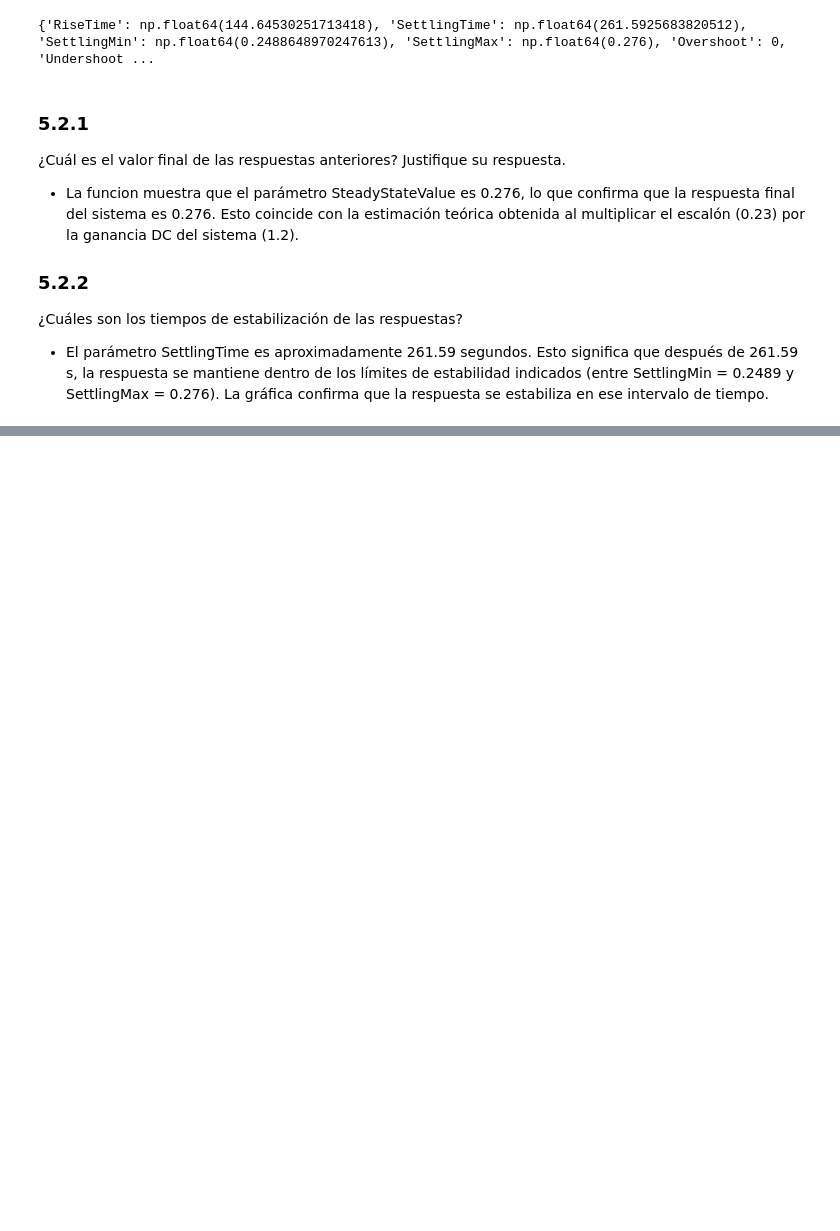
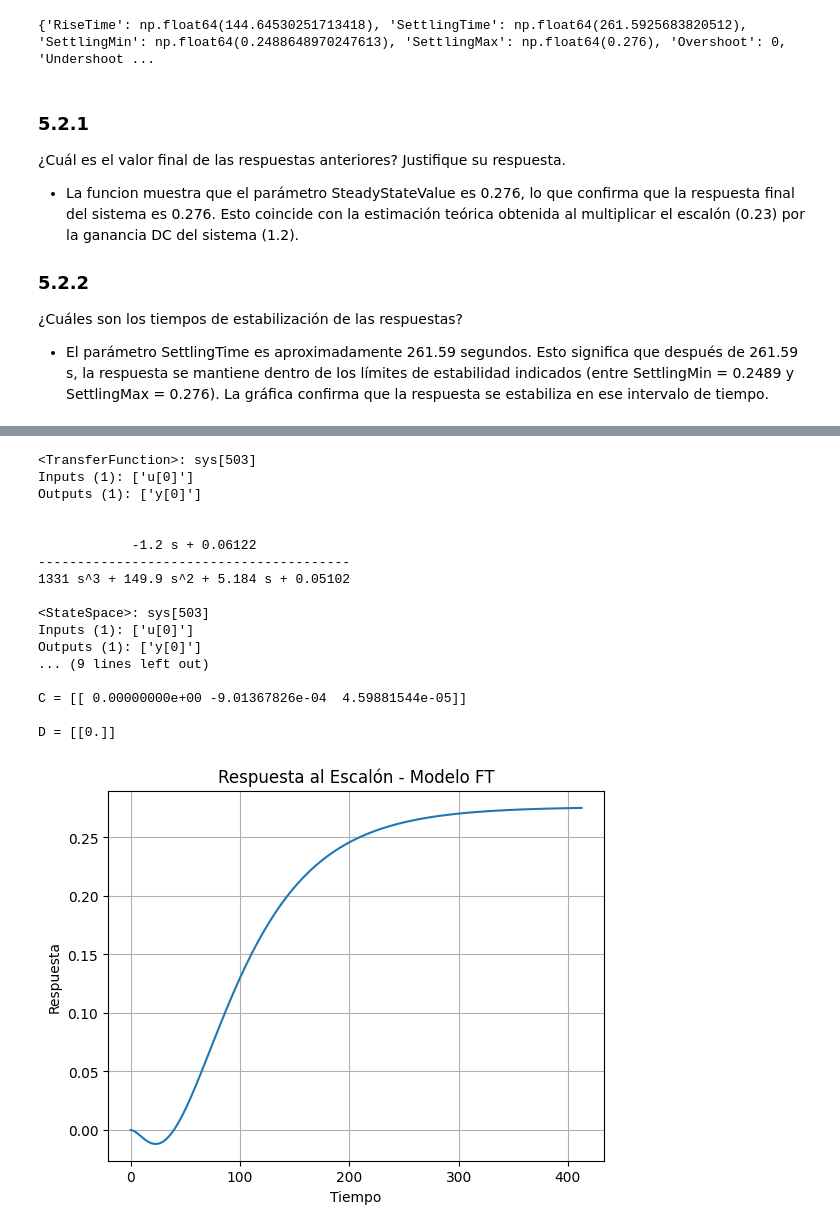
Before and after one commit to jbcgames/Lab_2_control, a Jupyter notebook: final.ipynb, the cells around one changed output, grey strips where cells are left out. Cells and saved outputs as stored; diff of their text form; code cells hidden in the pictures; blank space fills up the shorter version.

```diff
--- a/final.ipynb
+++ b/final.ipynb
@@ -283,0 +308,45 @@ print(step_info(Gptf*0.23))
+# %%
+# Add time delay using Pade approximation
+num_delay, den_delay = matCont.pade(39.2, 1)  # First-order Pade approximation for 39.2 seconds delay
+delay_tf = tf(num_delay, den_delay)
+
+# Apply the delay to both transfer function and state-space models
+Gptfm = Gptf * delay_tf
+Mpssm = ss(Gptfm)
+
+print(Gptfm)
+print(Mpssm)
+
+t1, y1 = step_response(0.23*Gptfm)
+plt.figure()
+plt.plot(t1, y1)
+plt.title("Respuesta al Escalón - Modelo FT")
+plt.xlabel("Tiempo")
+plt.ylabel("Respuesta")
+plt.grid(True)
+t2, y2 = step_response(0.23 * Mpssm)
+plt.figure()
+plt.plot(t2, y2)
+plt.title("Respuesta al Escalón - Modelo EE")
+plt.xlabel("Tiempo")
+plt.ylabel("Respuesta")
+plt.grid(True)
+# %% [output]
+<TransferFunction>: sys[503]
+Inputs (1): ['u[0]']
+Outputs (1): ['y[0]']
+
+
+            -1.2 s + 0.06122
+----------------------------------------
+1331 s^3 + 149.9 s^2 + 5.184 s + 0.05102
+
+<StateSpace>: sys[503]
+Inputs (1): ['u[0]']
+Outputs (1): ['y[0]']
+... (9 lines left out)
+
+C = [[ 0.00000000e+00 -9.01367826e-04  4.59881544e-05]]
+
+D = [[0.]]
+[figure, added]
```
Also changed, not shown: parts of 12 cells of this notebook.
